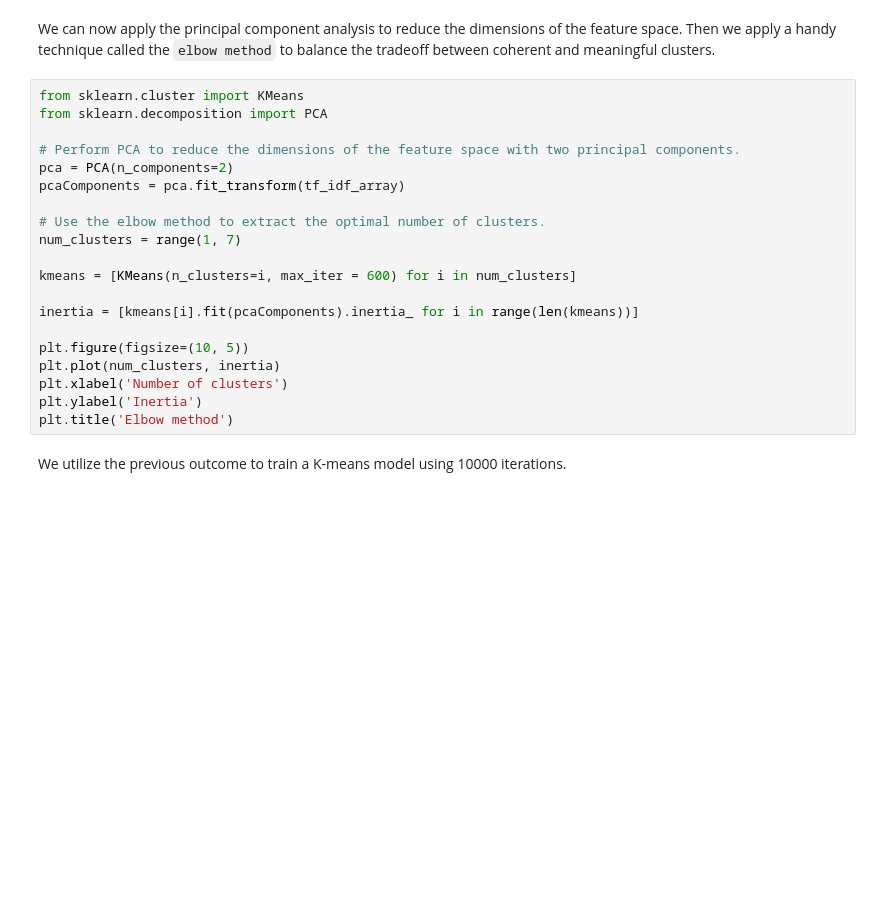
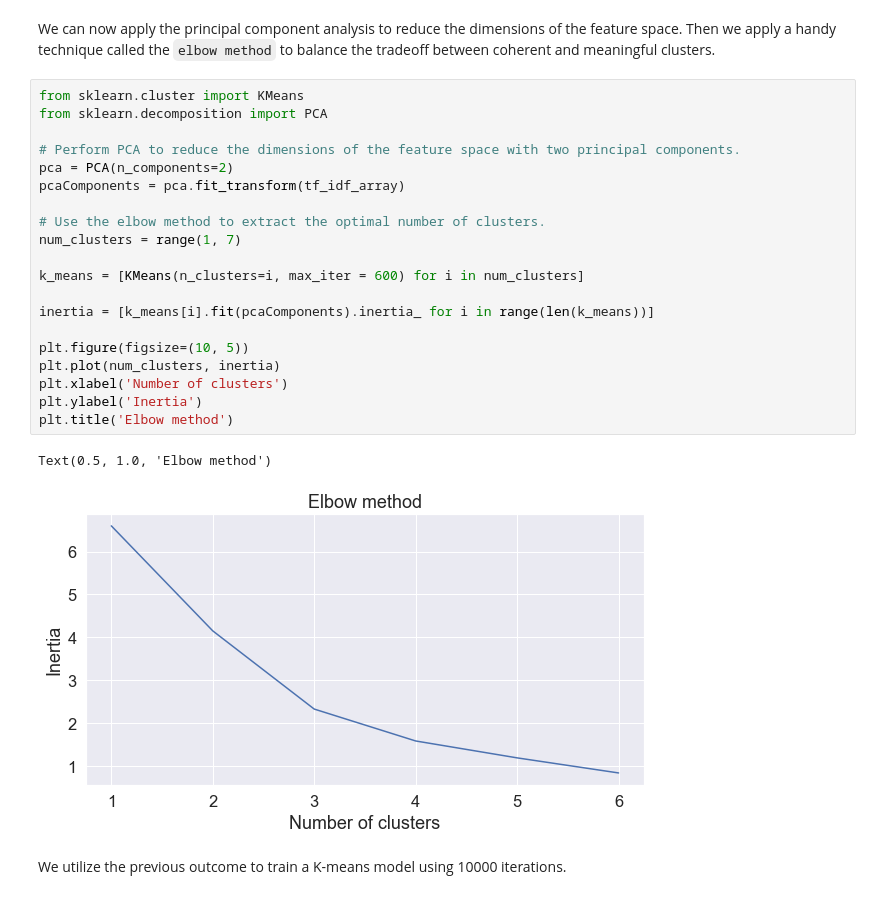
Before and after one commit to PacktPublishing/Machine-Learning-Techniques-for-Text, a Jupyter notebook: chapter-10/text-clustering.ipynb, the cells around one changed output. Drawn from its saved outputs; the diff is of its cells as text; blank space fills up the shorter version.

```diff
--- a/chapter-10/text-clustering.ipynb
+++ b/chapter-10/text-clustering.ipynb
@@ -395,23 +331,26 @@ We can now apply the principal component analysis to reduce the dimensions of th
 # %%
 from sklearn.cluster import KMeans
 from sklearn.decomposition import PCA
 
 # Perform PCA to reduce the dimensions of the feature space with two principal components.
 pca = PCA(n_components=2)
 pcaComponents = pca.fit_transform(tf_idf_array)
 
 # Use the elbow method to extract the optimal number of clusters.
 num_clusters = range(1, 7)
 
-kmeans = [KMeans(n_clusters=i, max_iter = 600) for i in num_clusters]
+k_means = [KMeans(n_clusters=i, max_iter = 600) for i in num_clusters]
 
-inertia = [kmeans[i].fit(pcaComponents).inertia_ for i in range(len(kmeans))]
+inertia = [k_means[i].fit(pcaComponents).inertia_ for i in range(len(k_means))]
 
 plt.figure(figsize=(10, 5))
 plt.plot(num_clusters, inertia)
 plt.xlabel('Number of clusters')
 plt.ylabel('Inertia')
 plt.title('Elbow method')
+# %% [output]
+Text(0.5, 1.0, 'Elbow method')
+[figure, added]
 # %% [markdown]
 We utilize the previous outcome to train a K-means model using 10000 iterations.
 # %%
```
Also changed, not shown: parts of 5 cells of this notebook, 1 other file.
